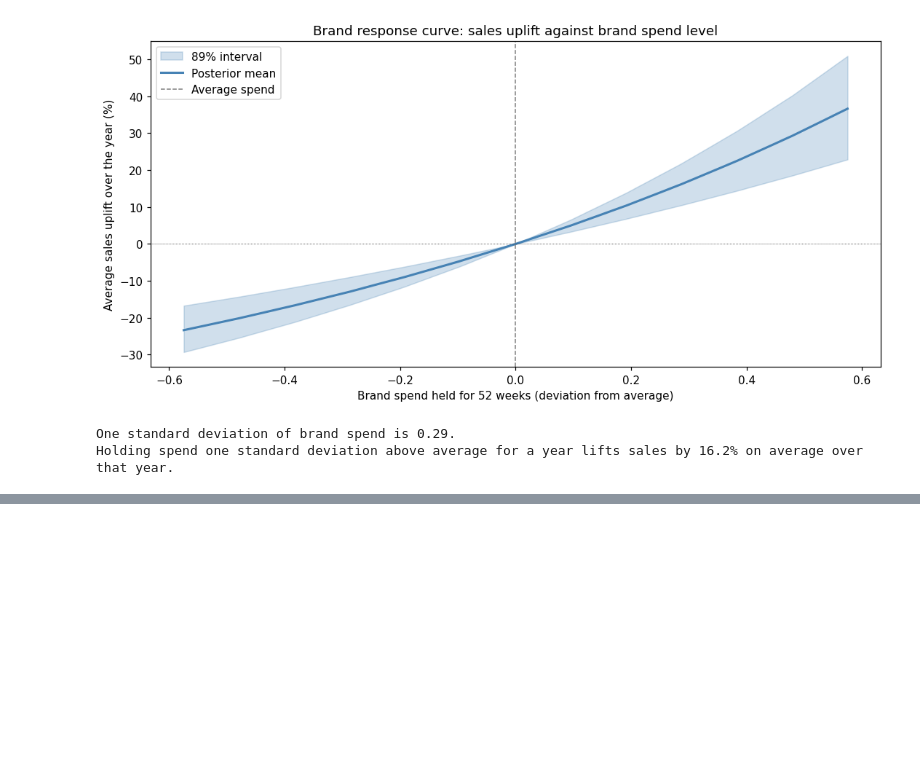
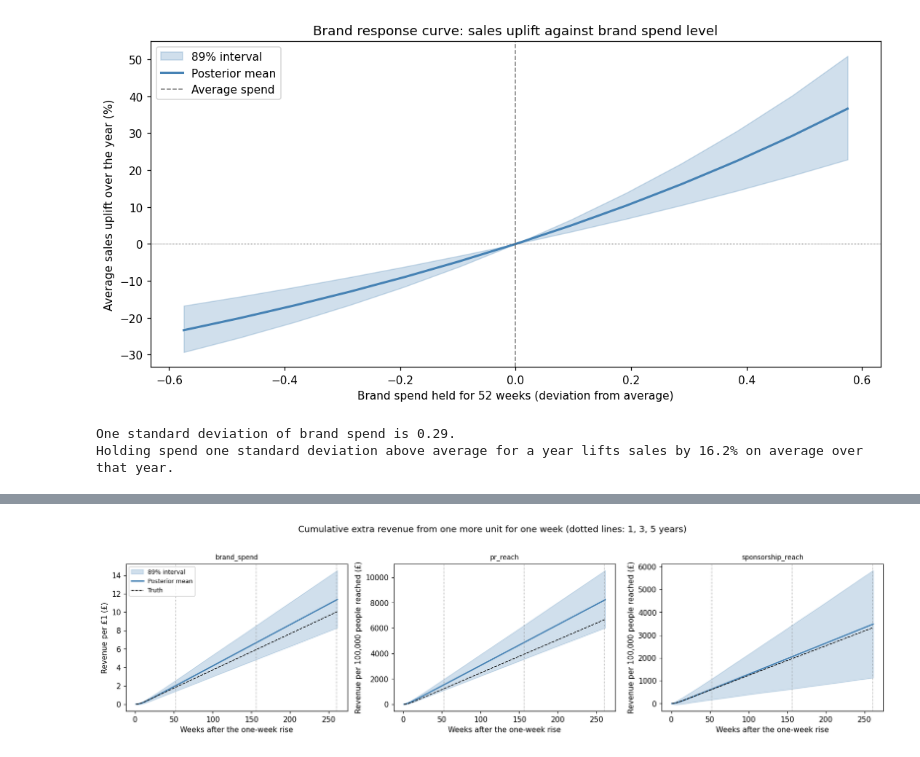
Before and after one commit to raz1470/bayesian_vecm, a Jupyter notebook: notebooks/guides/01_brand_vecm_walkthrough.ipynb, the cells around one changed output, grey strips where cells are left out. Drawn from its saved outputs; the diff is of its cells as text; code cells hidden in the pictures; blank space fills up the shorter version.

```diff
--- a/notebooks/guides/01_brand_vecm_walkthrough.ipynb
+++ b/notebooks/guides/01_brand_vecm_walkthrough.ipynb
@@ -141,6 +143,16 @@ data = simulate_brand_data()
 endog = data.endog  # log levels
 exog = data.exog  # deviations from long-run averages
 truth = data.truth  # generating parameters (simulated data only)
+
+# Unit of each marketing channel in exog. cost_gbp is the £ cost of one unit,
+# or None when it is not known. The simulated data has no real units, so these
+# are assumptions: one brand_spend unit is £1,000 and one reach unit is 100,000
+# people. With real spend in £1,000s keep cost_gbp = 1_000.
+CHANNEL_UNITS = {
+    "brand_spend": {"unit": "£1,000 of spend", "cost_gbp": 1_000.0},
+    "pr_reach": {"unit": "100,000 people reached", "cost_gbp": None},
+    "sponsorship_reach": {"unit": "100,000 people reached", "cost_gbp": None},
+}
 # ════════════════════════════════════════════════════════════════════════════
 # END SWAP CELL
 # ════════════════════════════════════════════════════════════════════════════
@@ -782,0 +870,49 @@ Holding spend one standard deviation above average for a year lifts sales by 16.
+# %%
+# The true path on simulated data: push one unit of each channel through the DGP
+def true_cum_revenue(channel, steps):
+    n_vars = len(names)
+    x = np.zeros(truth.b.shape[1])
+    x[exog.columns.get_loc(channel)] = 1.0
+    level = np.zeros(n_vars)
+    growth = np.zeros(n_vars)
+    path = []
+    for h in range(steps + 1):
+        growth = truth.alpha @ truth.beta.T @ level + truth.gamma @ growth
+        growth = growth + (truth.b @ x if h == 0 else 0.0)
+        level = level + growth
+        path.append(level[names.index("organic_sales")])
+    return (np.expm1(np.array(path)) * recent_sales).cumsum()
+
+
+weeks_axis = np.arange(1, max(WINDOWS.values()) + 2)
+fig, axes = plt.subplots(1, len(channels), figsize=(15, 4))
+for j, (ax, ch) in enumerate(zip(axes, channels, strict=True)):
+    cost = CHANNEL_UNITS[ch]["cost_gbp"] or 1.0
+    draws = cum_rev[..., j] / cost
+    lo, hi = np.percentile(draws, [CI_LO, CI_HI], axis=0)
+    ax.fill_between(weeks_axis, lo, hi, alpha=0.25, color="steelblue", label="89% interval")
+    ax.plot(weeks_axis, draws.mean(axis=0), lw=1.8, color="steelblue", label="Posterior mean")
+    ax.plot(
+        weeks_axis,
+        true_cum_revenue(ch, len(weeks_axis) - 1) / cost,
+        ls="--",
+        color="black",
+        lw=1,
+        label="Truth",
+    )
+    for weeks in WINDOWS.values():
+        ax.axvline(weeks, color="grey", lw=0.7, ls=":")
+    priced = CHANNEL_UNITS[ch]["cost_gbp"] is not None
+    ax.set_ylabel(
+        "Revenue per £1 (£)" if priced else f"Revenue per {CHANNEL_UNITS[ch]['unit']} (£)"
+    )
+    ax.set_xlabel("Weeks after the one-week rise")
+    ax.set_title(ch, fontsize=9)
+axes[0].legend(fontsize=8)
+plt.suptitle(
+    "Cumulative extra revenue from one more unit for one week (dotted lines: 1, 3, 5 years)", y=1.02
+)
+plt.tight_layout()
+plt.show()
+# %% [output]
+[figure, added]
```
Also changed, not shown: parts of 7 cells of this notebook, 4 other files.
